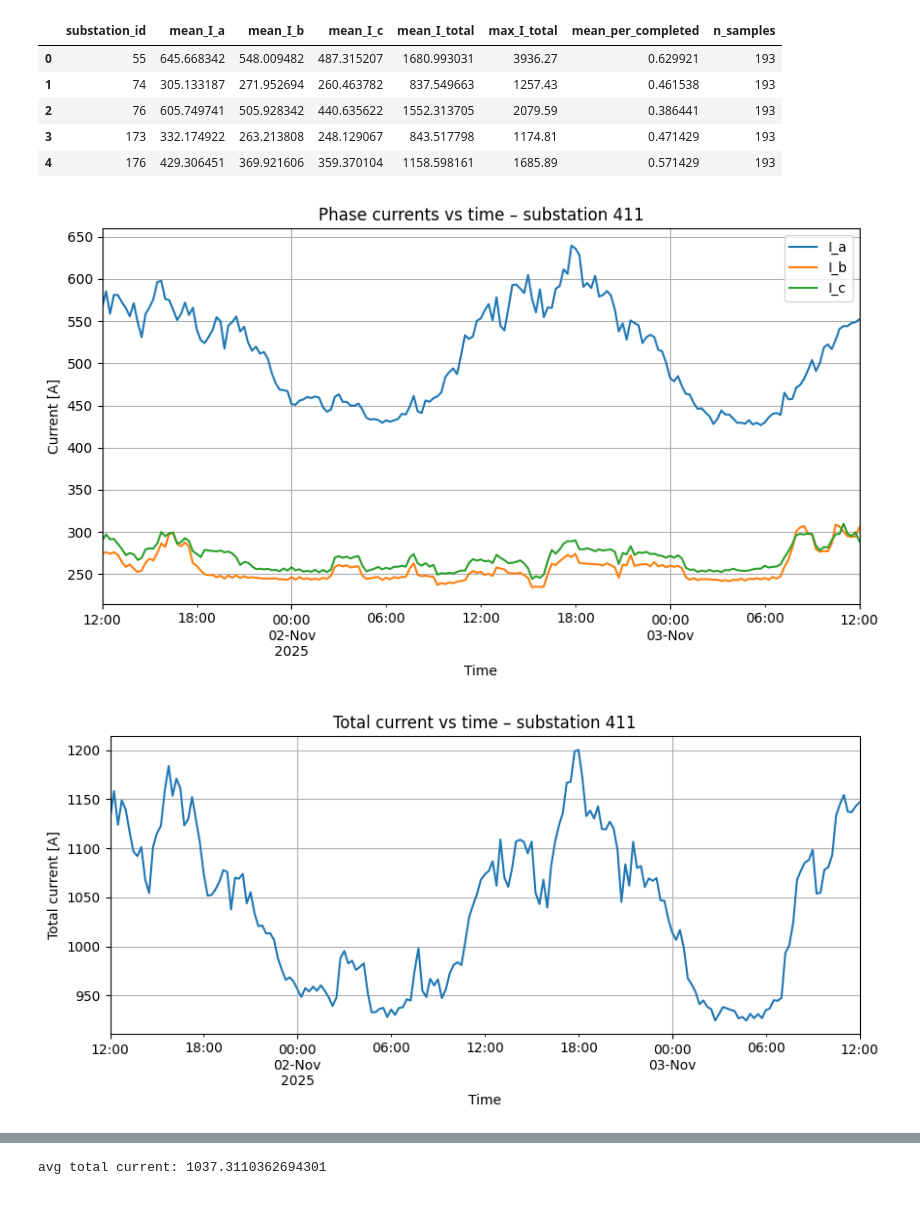
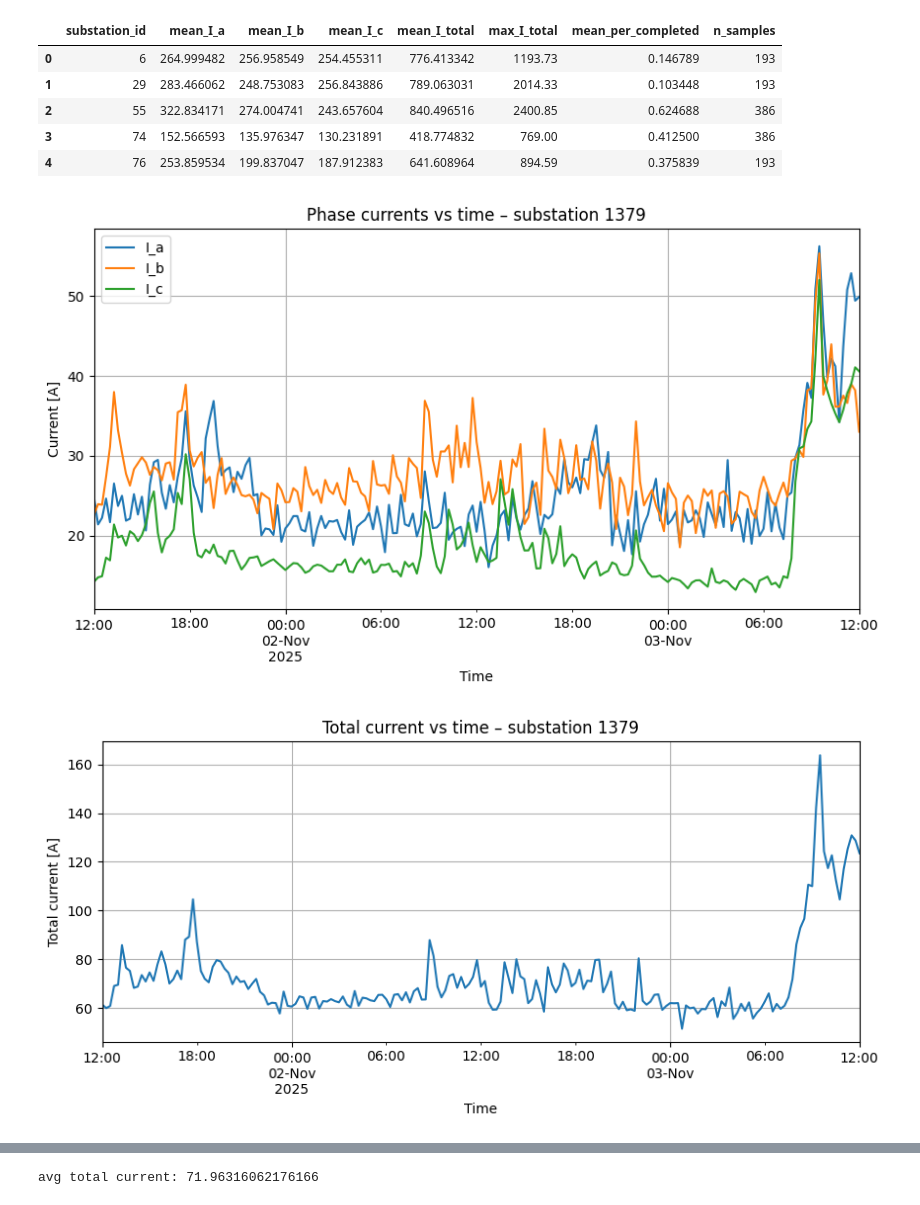
Before and after one commit to MindisBlank/Jasonaq_thesis, a Jupyter notebook: notebooks/SmartmeterLookup.ipynb, the cells around one changed output, grey strips where cells are left out. Cells and saved outputs as stored; diff of their text form; code cells hidden in the pictures.

```diff
--- a/notebooks/SmartmeterLookup.ipynb
+++ b/notebooks/SmartmeterLookup.ipynb
@@ -5,21 +5,12 @@ import matplotlib.pyplot as plt
 # Show plots inline (Jupyter)
 %matplotlib inline
 
-sm_path = "../data/smartmeter_15min_all_from_devices_20251101_20251103.parquet"
+sm_path = "../data/smartmeter_15min_all_by_transformer_20251101_20251103_['LPQ_Current_L1_AVG', 'LPQ_Current_L2_AVG', 'LPQ_Current_L3_AVG'].parquet"
 # %%
 df_sm = pd.read_parquet(sm_path)
-
-
-# List of substations / dnr_str values you want to exclude
-exclude_dnr = [6, 1133,1508,1160, 1159, 841, 1329, 1340,1554,1365,1418,604,29,1390,1021,1357,1345,707]  # add more here later
-
-df_sm = df_sm[~df_sm["substation_id"].isin(exclude_dnr)].copy()
 
 # Make sure timestamp is datetime and sorted
 df_sm["ts"] = pd.to_datetime(df_sm["ts"])
 df_sm = df_sm.sort_values(["substation_id", "ts"])
-
-
-
 df_sm.head()
 # %% [output]
@@ -85,15 +76,16 @@ substation_stats = (
 substation_stats.head()
 # %% [output]
 |  | substation_id | mean_I_a | mean_I_b | mean_I_c | mean_I_total | max_I_total | mean_per_completed | n_samples |
-| 0 | 55 | 645.668342 | 548.009482 | 487.315207 | 1680.993031 | 3936.27 | 0.629921 | 193 |
-| 1 | 74 | 305.133187 | 271.952694 | 260.463782 | 837.549663 | 1257.43 | 0.461538 | 193 |
-| 2 | 76 | 605.749741 | 505.928342 | 440.635622 | 1552.313705 | 2079.59 | 0.386441 | 193 |
-| 3 | 173 | 332.174922 | 263.213808 | 248.129067 | 843.517798 | 1174.81 | 0.471429 | 193 |
-| 4 | 176 | 429.306451 | 369.921606 | 359.370104 | 1158.598161 | 1685.89 | 0.571429 | 193 |
+| 0 | 6 | 264.999482 | 256.958549 | 254.455311 | 776.413342 | 1193.73 | 0.146789 | 193 |
+| 1 | 29 | 283.466062 | 248.753083 | 256.843886 | 789.063031 | 2014.33 | 0.103448 | 193 |
+| 2 | 55 | 322.834171 | 274.004741 | 243.657604 | 840.496516 | 2400.85 | 0.624688 | 386 |
+| 3 | 74 | 152.566593 | 135.976347 | 130.231891 | 418.774832 | 769.00 | 0.412500 | 386 |
+| 4 | 76 | 253.859534 | 199.837047 | 187.912383 | 641.608964 | 894.59 | 0.375839 | 193 |
 # %%
-sub_id = 411  # <-- change this
+sub_id = 1379  # <-- change this
+trafo_id = "sp1"
 
-df_one = df_sm[df_sm["substation_id"] == sub_id].copy()
+df_one = df_sm[(df_sm["substation_id"] == sub_id) & (df_sm["transformer"] == trafo_id)].copy()
 df_one = df_one.sort_values("ts").set_index("ts")
 
 # ---- Phase currents ----
@@ -103,32 +95,32 @@ plt.xlabel("Time")
 plt.ylabel("Current [A]")
 plt.grid(True)
 plt.show()
 
 # ---- Total current ----
 df_one["I_total"].plot(figsize=(10, 4))
 plt.title(f"Total current vs time – substation {sub_id}")
 plt.xlabel("Time")
 plt.ylabel("Total current [A]")
 plt.grid(True)
 plt.show()
 
 # ---- n_mps ----
 df_one["n_mps"].plot(figsize=(10, 3))
 plt.title(f"Number of active smart meters (n_mps) – substation {sub_id}")
 plt.xlabel("Time")
 plt.ylabel("n_mps")
 plt.grid(True)
 plt.show()
 
 # ---- per_completed ----
 df_one["per_completed"].plot(figsize=(10, 3))
 plt.title(f"Smart meter completeness (per_completed) – substation {sub_id}")
 plt.xlabel("Time")
 plt.ylabel("per_completed (0–1)")
 plt.grid(True)
 plt.show()
 
 print("avg total current:", df_one["I_total"].mean())
 # %% [output]
-[figure, old version]
+[figure, new version]
-[figure, old version]
+[figure, new version]
@@ -137,4 +129,4 @@ print("avg total current:", df_one["I_total"].mean())
-avg total current: 1037.3110362694301
+avg total current: 71.96316062176166
 # %%
 df_sm["I_total"].plot(kind="hist", bins=50, figsize=(8, 4))
 plt.title("Distribution of total current over all substations")
```
Also changed, not shown: parts of 6 cells of this notebook, 3 other files.
